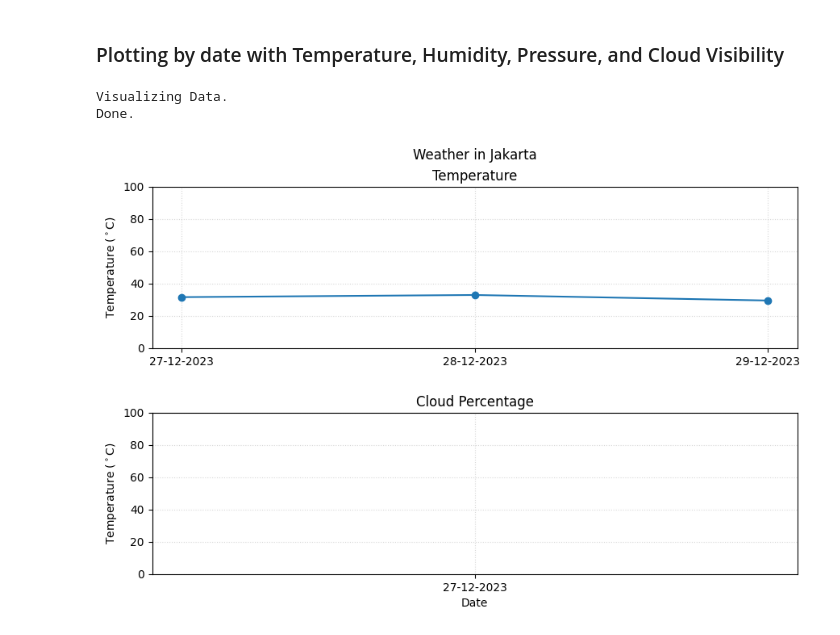
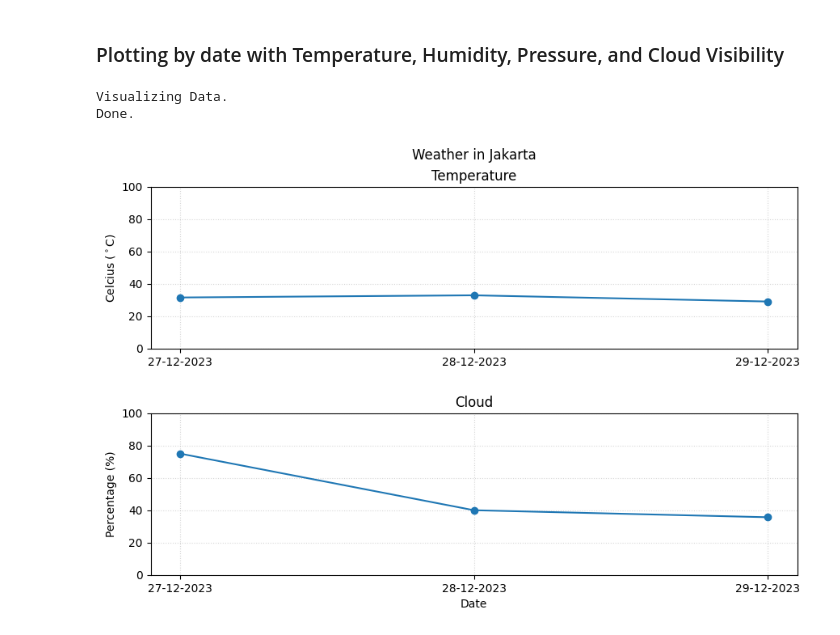
Before and after one commit to muh-adli/JSON-and-XML-weather-API-reciever, a Jupyter notebook: weather.ipynb, the cells around one changed output. Drawn from its saved outputs; the diff is of its cells as text; code cells hidden in the pictures.

```diff
--- a/weather.ipynb
+++ b/weather.ipynb
@@ -233,7 +245,7 @@ else:
     # Converting the object data value to numeric value
     convert_columns = ['Temp_Avg', 'Humidity', 'Cloud']
     for column in convert_columns:
-        Dataset_Filtered[column] = Dataset_Filtered[column].astype(str).str.extract(r'(\d+\.\d+)').astype(float)
+        Dataset_Filtered[column] = pd.to_numeric(Dataset_Filtered[column].str.extract(r'(\d+\.*\d*)')[0], errors='coerce')
 
     # Averaging data by date
     Filtered_Date = Dataset_Filtered.groupby('Date').mean().reset_index()
@@ -278,34 +295,34 @@ fig.suptitle(f'Weather in {Filter_City}')
 # Define data to plotting
 ax1.plot(Filtered_Date['Date'],
         Filtered_Date['Temp_Avg'], 'o-')
 
 ax2.plot(Filtered_Date['Date'],
         Filtered_Date['Cloud'], 'o-')
 
 # Configure the label and title figure
-ax1.set(ylabel=r'Temperature ($^\circ$C)',
+ax1.set(ylabel=r'Celcius ($^\circ$C)',
        )
 ax1.set_title('Temperature')
 
 ax2.set(xlabel='Date',
-       ylabel=r'Temperature ($^\circ$C)',
+       ylabel=r'Percentage (%)',
        )
-ax2.set_title('Cloud Percentage')
+ax2.set_title('Cloud')
 
 # Configure grid to visualize the y axis grid
 ax1.grid(which='both')
 ax1.grid(which='minor', alpha=0.2, linestyle='dotted')
 ax1.grid(which='major', alpha=0.5, linestyle='dotted')
 ax1.set_ylim([0, 100])
 
 ax2.grid(which='both')
 ax2.grid(which='minor', alpha=0.2, linestyle='dotted')
 ax2.grid(which='major', alpha=0.5, linestyle='dotted')
 ax2.set_ylim([0, 100])
 print('Done.')
 
 plt.show()
 # %% [output]
 Visualizing Data.
 Done.
-[figure, old version]
+[figure, new version]
```
Also changed, not shown: parts of 5 cells of this notebook, 2 other files.
